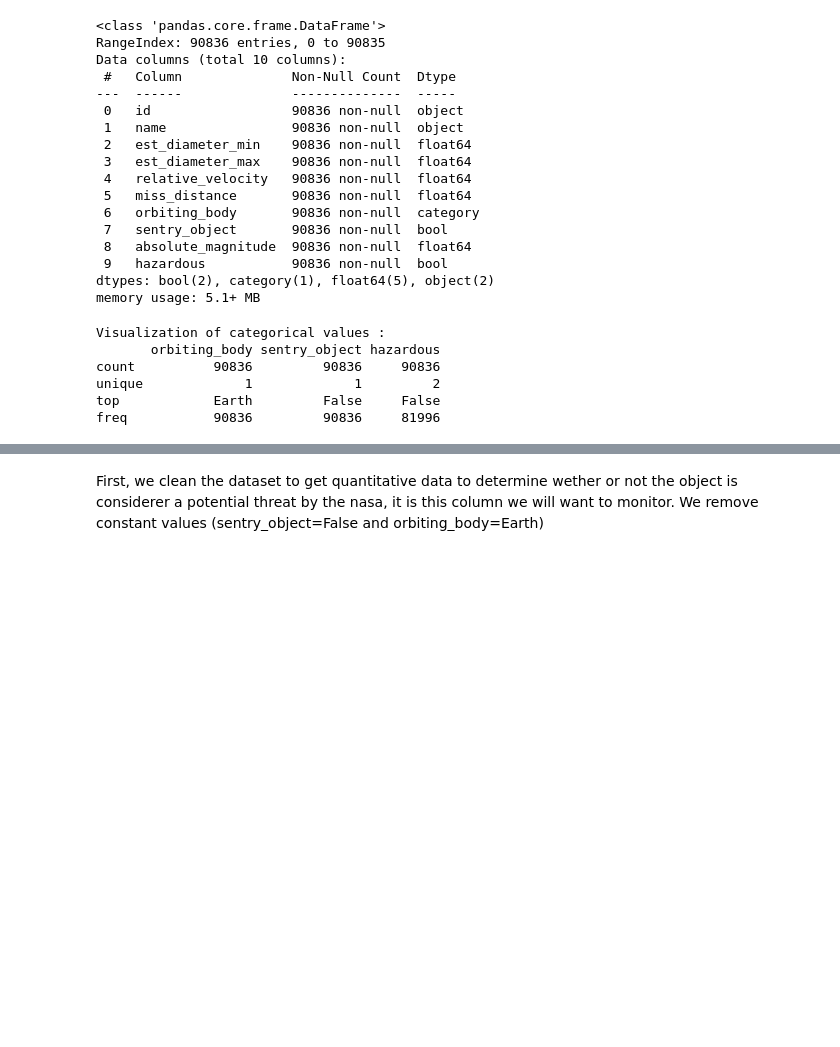
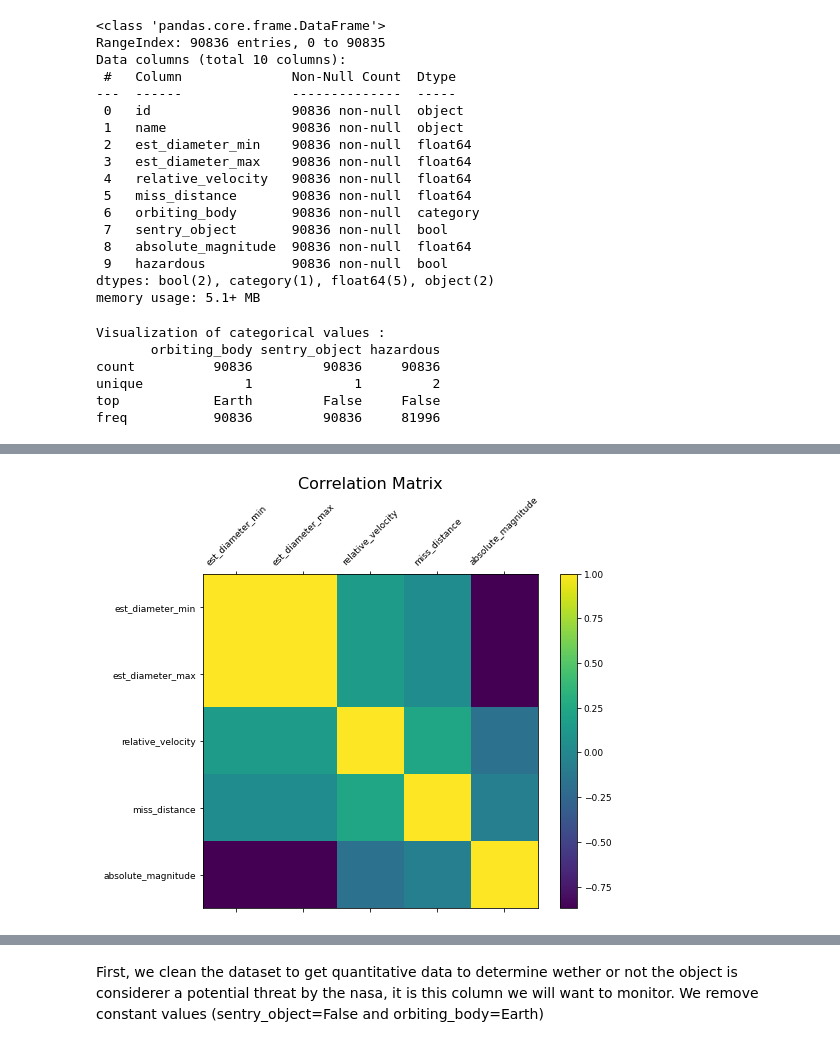
Before and after one commit to Sefray/ptml_project, a Jupyter notebook: nasa-ptml.ipynb, the cells around one changed output, grey strips where cells are left out. Drawn from its saved outputs; the diff is of its cells as text; code cells hidden in the pictures; blank space fills up the shorter version.

```diff
--- a/nasa-ptml.ipynb
+++ b/nasa-ptml.ipynb
@@ -121,0 +182,7 @@ As we can see we have
+# %%
+# Matrix de correlation
+df_hazard_only = df_stat[df_stat["hazardous"] == True].drop(columns=["hazardous"])
+corr_only_hazardous = df_hazard_only.corr()
+dipslay_corr(df_hazard_only, corr_only_hazardous)
+# %% [output]
+[figure, added]
```
Also changed, not shown: parts of 27 cells of this notebook, 1 other file.
